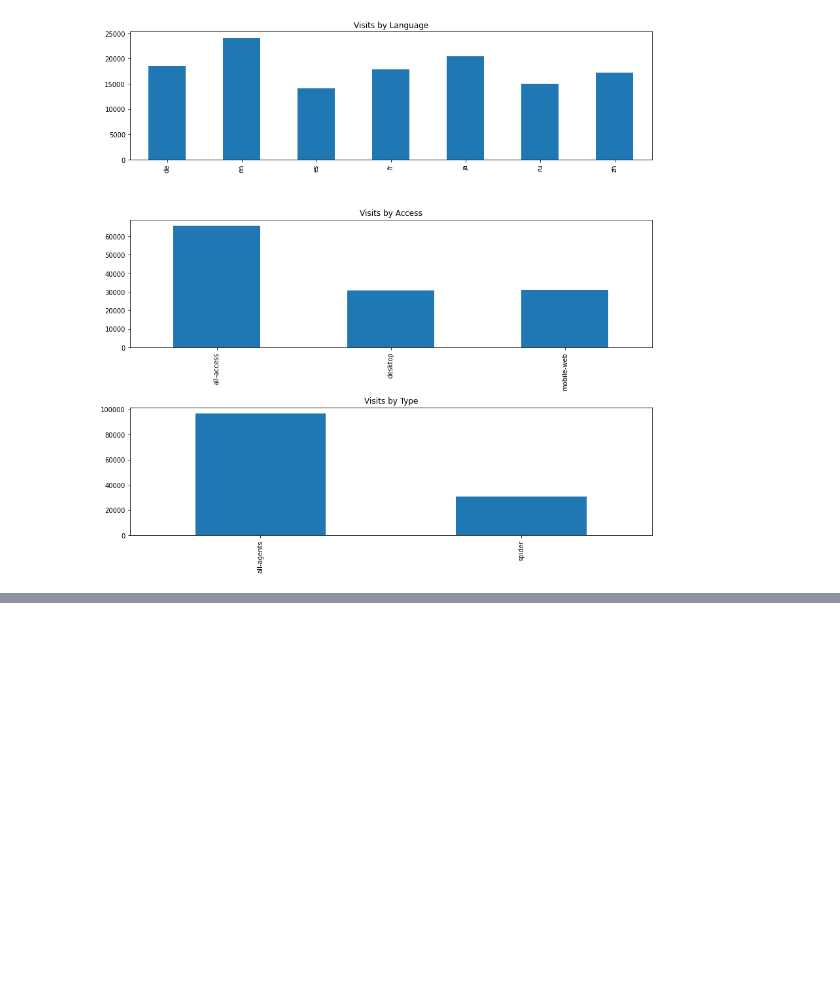
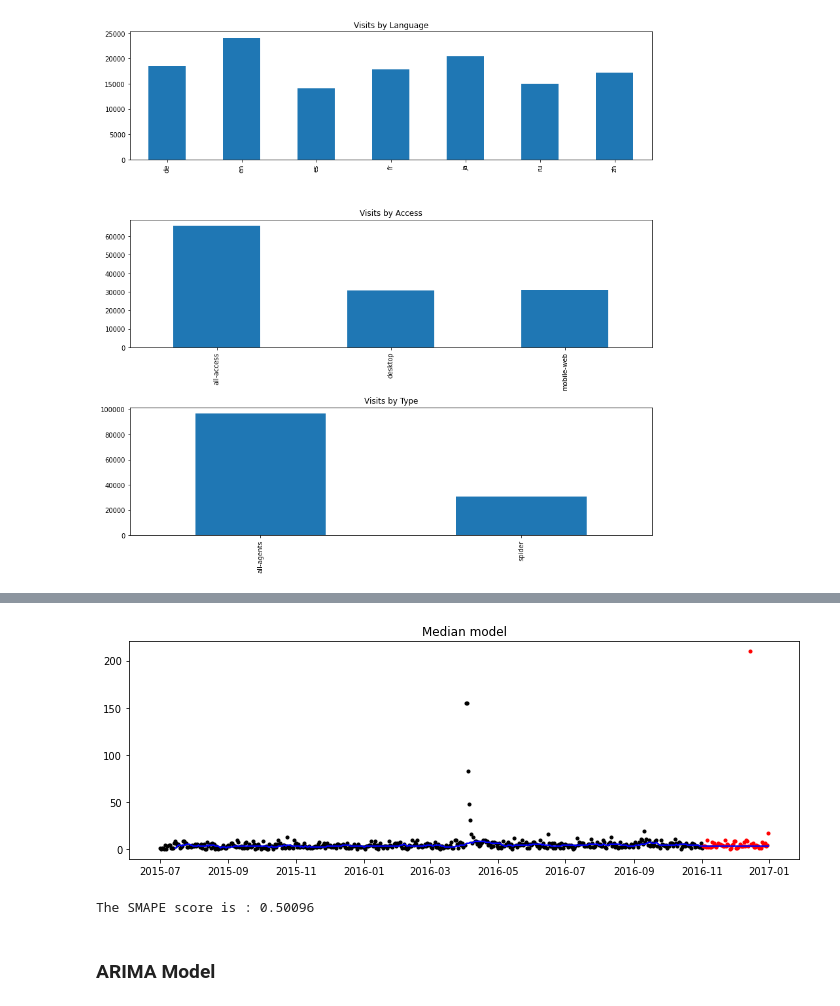
Before and after one commit to davidsantiago46/proyecto-Inteligencia-Artificial, a Jupyter notebook: 1_entregaFinal.ipynb, the cells around one changed output, grey strips where cells are left out. Drawn from its saved outputs; the diff is of its cells as text; code cells hidden in the pictures; blank space fills up the shorter version.

```diff
--- a/1_entregaFinal.ipynb
+++ b/1_entregaFinal.ipynb
@@ -589,0 +393,3 @@ def yearly_model_log(df_train, df_actual, lang, review=False):
+# %%
+sample_df_train = series_sample_extractor(X_train, 2, 5)
+sample_df_train.head()
@@ -589,0 +405,3 @@ def yearly_model_log(df_train, df_actual, lang, review=False):
+# %%
+sample_df_actual = series_sample_extractor(y_train, 2, 5)
+sample_df_actual.head()
@@ -589,0 +415,36 @@ def yearly_model_log(df_train, df_actual, lang, review=False):
+# %%
+def nanmedian_zero(a):
+    return np.nan_to_num(np.nanmedian(a))
+
+def median_model(df_train, df_actual, p, review=False, figSize=(12, 4)):
+    df_train = df_train.fillna(0)
+    df_actual = df_actual.fillna(0)
+    visits = nanmedian_zero(df_train['y'].values[-p:])
+    train_series = df_train['y']
+    train_series.index = df_train.ds
+
+    idx = np.arange( p) + np.arange(len(df_train)- p+1)[:,None]
+    b = [row[row>=0] for row in df_train.y.values[idx]]
+    pre_forecast = pd.Series(np.append(([float('nan')] * (p-1)), list(map(nanmedian_zero,b))))
+    pre_forecast.index = df_train.ds
+
+    forecast_series = pd.Series(np.repeat(visits, len(df_actual)))
+    forecast_series.index = df_actual.ds
+
+    forecast_series = pre_forecast.append(forecast_series)
+
+    actual_series = df_actual.y
+    actual_series.index = df_actual.ds
+
+    if(review):
+        plot_prediction_and_actual(train_series, forecast_series, actual_series, figSize=figSize, title='Median model')
+
+    return smape_weirdness_fix(forecast_series, actual_series)
+# %%
+score = median_model(sample_df_train.copy(), sample_df_actual.copy(), 15, review=True)
+print("The SMAPE score is : %.5f" % score)
+# %% [output]
+[figure, added]
+The SMAPE score is : 0.50096
+# %% [markdown]
+### ARIMA Model
```
Also changed, not shown: parts of 34 cells of this notebook.
